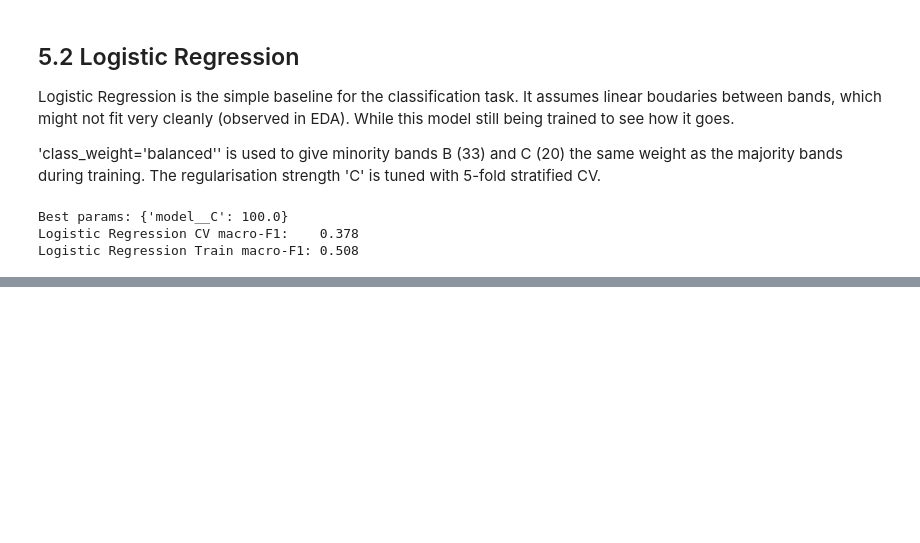
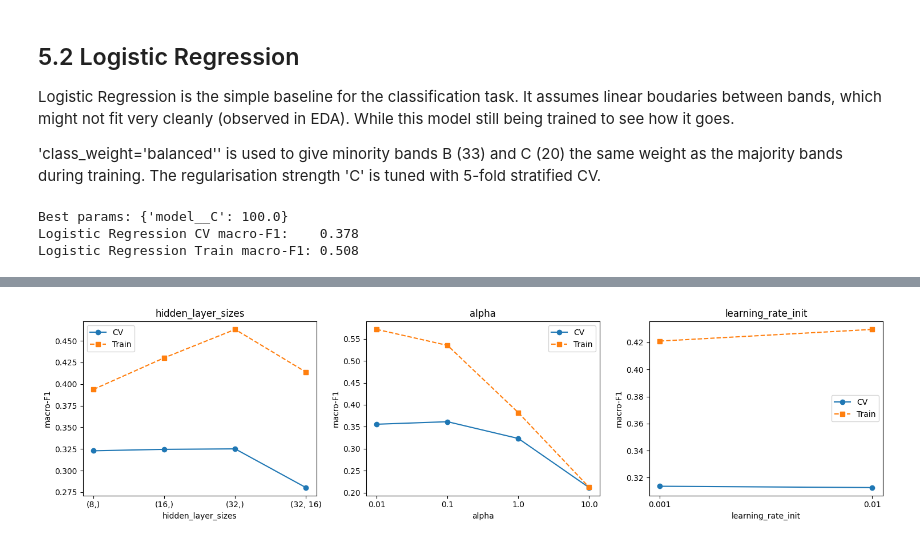
Before and after one commit to Ming-Liu-1170030/1170030-riverWQ, a Jupyter notebook: src/02_modelling.ipynb, the cells around one changed output, grey strips where cells are left out. Cells and saved outputs as stored; diff of their text form; code cells hidden in the pictures; blank space fills up the shorter version.

```diff
--- a/src/02_modelling.ipynb
+++ b/src/02_modelling.ipynb
@@ -543,0 +790,25 @@ Logistic Regression Train macro-F1: 0.508
+# %%
+# Pull GridSearchCV results
+results = pd.DataFrame(mlpc_grid.cv_results_)
+results['cv_f1'] = results['mean_test_score']
+results['train_f1'] = results['mean_train_score']
+
+# Plot one subplot per hyperparameter
+fig, axes = plt.subplots(1, 3, figsize=(15, 4))
+
+for ax, param in zip(axes, ['hidden_layer_sizes', 'alpha', 'learning_rate_init']):
+    col = f'param_model__{param}'
+    grouped = results.groupby(col)[['cv_f1', 'train_f1']].mean()
+
+    ax.plot(grouped.index.astype(str), grouped['cv_f1'], 'o-', label='CV')
+    ax.plot(grouped.index.astype(str), grouped['train_f1'], 's--', label='Train')
+    ax.set_xlabel(param)
+    ax.set_ylabel('macro-F1')
+    ax.set_title(param)
+    ax.legend()
+
+plt.tight_layout()
+plt.savefig('../figures/17_classification_mlp_tuning.png', dpi=150, bbox_inches='tight')
+plt.show()
+# %% [output]
+[figure, added]
```
Also changed, not shown: parts of 24 cells of this notebook, 9 other files.
